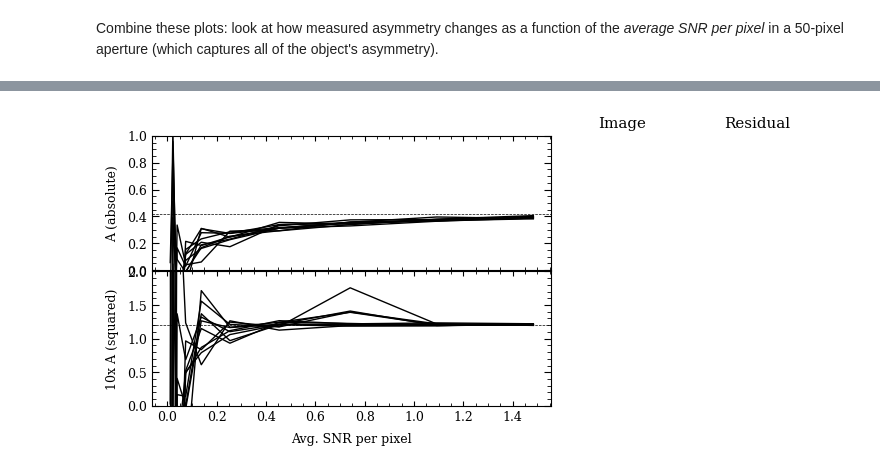
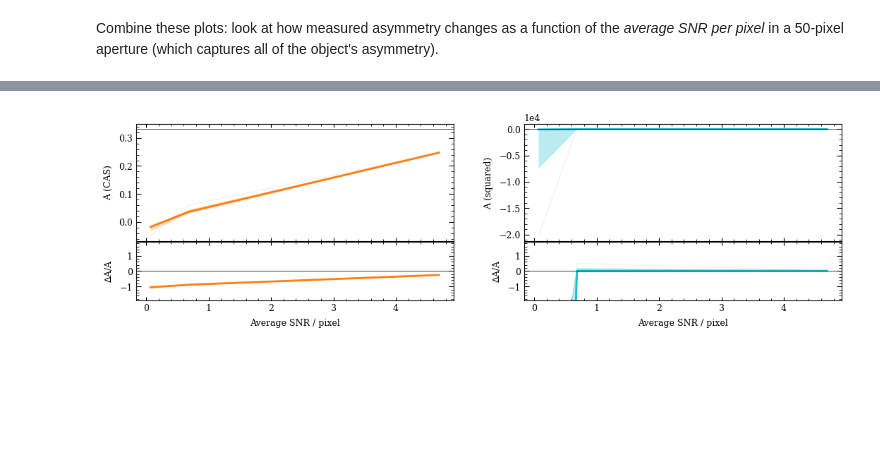
Before and after one commit to astro-nova/morphology-tests, a Jupyter notebook: 1 Asymmetry tests.ipynb, the cells around one changed output, grey strips where cells are left out. Cells and saved outputs as stored; diff of their text form; code cells hidden in the pictures; blank space fills up the shorter version.

```diff
--- a/1 Asymmetry tests.ipynb
+++ b/1 Asymmetry tests.ipynb
@@ -367,8 +448,8 @@ get_asymmetry(img_noisy, ap_size=50, bg_size=50, xtol=0.5, atol=1e-2)
 
 Real asymmetry:
 # %%
-a_cas_real, x0_real = get_asymmetry(img_noiseless, 50, 50, 'cas', 'residual', xtol=0.5)
-a_sq_real, _ = get_asymmetry(img_noiseless, 50, 50, 'squared', 'residual', xtol=0.5)
+a_cas_real, x0_real = get_asymmetry(img_noiseless, ap_size=2*r_pet, sky_type='annulus', bg_size=50, a_type='cas', bg_corr='residual', xtol=0.5)
+a_sq_real, _ = get_asymmetry(img_noiseless, ap_size=2*r_pet,  sky_type='annulus', bg_size=50, a_type='squared', bg_corr='full', xtol=0.5)
 # %% [markdown]
 Test:
 # %%
@@ -448,23 +568,24 @@ axs[1,0].set_ylim(0,2)
 # %% [markdown]
 Combine these plots: look at how measured asymmetry changes as a function of the *average SNR per pixel* in a 50-pixel aperture (which captures all of the object's asymmetry).
 # %%
-num_sky_levels = 10
-images_per_level = 10
+num_sky_levels = 3
+images_per_level = 5
 
 as_cas = np.zeros((images_per_level, num_sky_levels))
 as_sq  = np.zeros_like(as_cas)
 snrs = []
 
-bg_mag = np.linspace(19, 25, num_sky_levels)
+bg_mag = np.linspace(20, 25, num_sky_levels)
 for i, sky_mag in tqdm(enumerate(bg_mag), total=len(bg_mag)):
 
     for n in range(images_per_level):
 
         img_noisy = get_realistic_galaxy(field_image, galaxy, r_pet, mag, sky_mag=sky_mag,
-                                         n_clumps=len(clump_properties['r']), psf_fwhm=psf, clump_properties=clump_properties, rms_noise=True)
+                                         n_clumps=len(clump_properties['r']), psf_fwhm=0, clump_properties=clump_properties, rms_noise=True)
 
-        a_cas, x0_cas = get_asymmetry(img_noisy, 50, 50, 'cas', bg_corr='full', xtol=0.5)
-        a_sq, x0_sq = get_asymmetry(img_noisy, 50, 50, 'squared', bg_corr='full', xtol=0.5)
+        a_cas, x0_cas = get_asymmetry(img_noisy, ap_size=2*r_pet, sky_type='annulus', a_type='cas', bg_corr='residual', xtol=0.5)
+        a_sq, x0_sq = get_asymmetry(img_noisy, ap_size=2*r_pet, sky_type='annulus', bg_size=50, a_type='squared', bg_corr='full', xtol=0.5,
+                                   sky_annulus=(1.5,2))
 
         as_cas[n,i] = a_cas
         as_sq[n,i] = a_sq
@@ -472,29 +593,65 @@ for i, sky_mag in tqdm(enumerate(bg_mag), total=len(bg_mag)):
         # Calculate SNR
         if n == 0:
 
-            ap_cas = EllipticalAperture(x0_cas, ap_size, ap_size)
-            ap_sq  = EllipticalAperture(x0_sq,  ap_size, ap_size)
+            ap_cas = EllipticalAperture(x0_cas, 2*r_pet, 2*r_pet)
             var = np.sqrt(np.std(img_noisy[:50,:50])**2 + img_noiseless)
             snr = img_noiseless/var
             snr = ap_cas.do_photometry(snr)[0][0] / ap_cas.do_photometry(np.ones_like(snr))[0][0]
             snrs.append(snr)
 # %%
+fig = plt.figure(figsize=(10, 2.5))
 
-axs = plot_setup(xlabel='Avg. SNR per pixel')
+gs1 = fig.add_gridspec(3, 1, wspace=0.05, hspace=0.01, left=0, right=0.45, top=1, bottom=0)
+gs2 = fig.add_gridspec(3, 1, wspace=0.05, hspace=0.01, left=0.55, right=1, top=1, bottom=0)
 
-# Plot the images
-# axs[0,1].imshow(img_noisy, norm=simple_norm(img_noiseless, stretch='log', log_a=1000))
-# axs[1,1].imshow(img_noisy, norm=simple_norm(img_noiseless, stretch='log', log_a=1000))
+ax11 = fig.add_subplot(gs1[:2])
+ax12 = fig.add_subplot(gs1[2], sharex=ax11)
+ax21 = fig.add_subplot(gs2[:2])
+ax22 = fig.add_subplot(gs2[2], sharex=ax21)
 
+# Plot asymmetry as a function of SNR
 for n in range(images_per_level):
-    axs[0,0].plot(snrs, as_cas[n], '-', color='k', lw=1)#, label='Circular ap')
-    axs[1,0].plot(snrs, as_sq[n], '-', color='k', lw=1)#, label='Circular ap')
-axs[0,0].axhline(a_cas_real, color='k', lw=0.5, ls='--')
-axs[1,0].axhline(a_sq_real, color='k', lw=0.5, ls='--')
-axs[0,0].set_ylim(0,1)
-axs[1,0].set_ylim(0,2)
+    ax11.plot(snrs, as_cas[n], '-', color='k', lw=1, alpha=0.05)#, label='Circular ap')
+    ax21.plot(snrs, as_sq[n], '-', color='k', lw=1, alpha=0.05)#, label='Circular ap')
+# Plot medians
+cas_qs = np.quantile(as_cas, q=[0.16, 0.5, 0.84], axis=0)
+sq_qs = np.quantile(as_sq, q=[0.16, 0.5, 0.84], axis=0)
+ax11.plot(snrs, cas_qs[1], color='C1', lw=2)
+ax11.fill_between(snrs, cas_qs[0], cas_qs[2], color='C1', alpha=0.3)
+ax21.plot(snrs, sq_qs[1], color='C9', lw=2)
+ax21.fill_between(snrs, sq_qs[0], sq_qs[2], color='C9', alpha=0.3)
 
+ax11.set_ylabel('A (CAS)')
+ax21.set_ylabel('A (squared)')
+ax11.axhline(a_cas_real, color='k', lw=0.5)
+ax21.axhline(a_sq_real, color='k', lw=0.5)
+# ax11.set_ylim(-0.49,0.99)
+# ax21.set_ylim(-0.49,1.99)
 
+# Plot residuals
+for n in range(images_per_level):
+    ax12.plot(snrs, (as_cas[n]-a_cas_real)/a_cas_real, '-', color='k', lw=1, alpha=0.05)#, label='Circular ap')
+    ax22.plot(snrs, (as_sq[n]-a_sq_real)/a_sq_real, '-', color='k', lw=1, alpha=0.05)#, label='Circular ap')
+# And means
+cas_res_qs = np.quantile((as_cas-a_cas_real)/a_cas_real, q=[0.16, 0.5, 0.84], axis=0)
+sq_res_qs = np.quantile((as_sq-a_sq_real)/a_sq_real, q=[0.16, 0.5, 0.84], axis=0)
+ax12.plot(snrs, cas_res_qs[1], color='C1', lw=2)
+ax12.fill_between(snrs, cas_res_qs[0], cas_res_qs[2], color='C1', alpha=0.3)
+ax22.plot(snrs, sq_res_qs[1], color='C9', lw=2)
+ax22.fill_between(snrs, sq_res_qs[0], sq_res_qs[2], color='C9', alpha=0.3)
+
+ax12.set_ylabel(r'$\Delta$A/A')
+ax22.set_ylabel('$\Delta$A/A')
+ax12.axhline(0, color='k', lw=0.5)
+ax22.axhline(0, color='k', lw=0.5)
+ax12.set_ylim(-1.9, 1.9)
+ax22.set_ylim(-1.9, 1.9)
+
+for ax in [ax12, ax22]:
+    ax.set_xlabel('Average SNR / pixel')
+
+# plt.subplots_adjust(hspace=0.01)
+# plt.xlabel('Average SNR per pixel')
 # if mag == 22:
 #     ap_cas.plot(axes=axs[0,2], color='y', lw=1)
 #     ap_cas.plot(axes=axs[1,2], color='y', lw=1)
@@ -502,4 +659,6 @@ axs[1,0].set_ylim(0,2)
 #     axs[1,1].imshow(img_noisy, norm=simple_norm(img_noisy, stretch='log', log_a=1000))
 #     axs[0,2].imshow(get_residual(img_noisy, x0_cas, 'cas'), norm=simple_norm(img_noisy, stretch='log', log_a=1000))
 #     axs[1,2].imshow(get_residual(img_noisy, x0_cas, 'squared'), norm=simple_norm(img_noisy, stretch='log', log_a=1000))
+
+# plt.savefig('figures/A_vs_SNR_v3.pdf', bbox_inches='tight')
 # %% [output]
@@ -507 +665 @@ axs[1,0].set_ylim(0,2)
-[figure, old version]
+[figure, new version]
```
Also changed, not shown: parts of 55 cells of this notebook, 12 other files.
